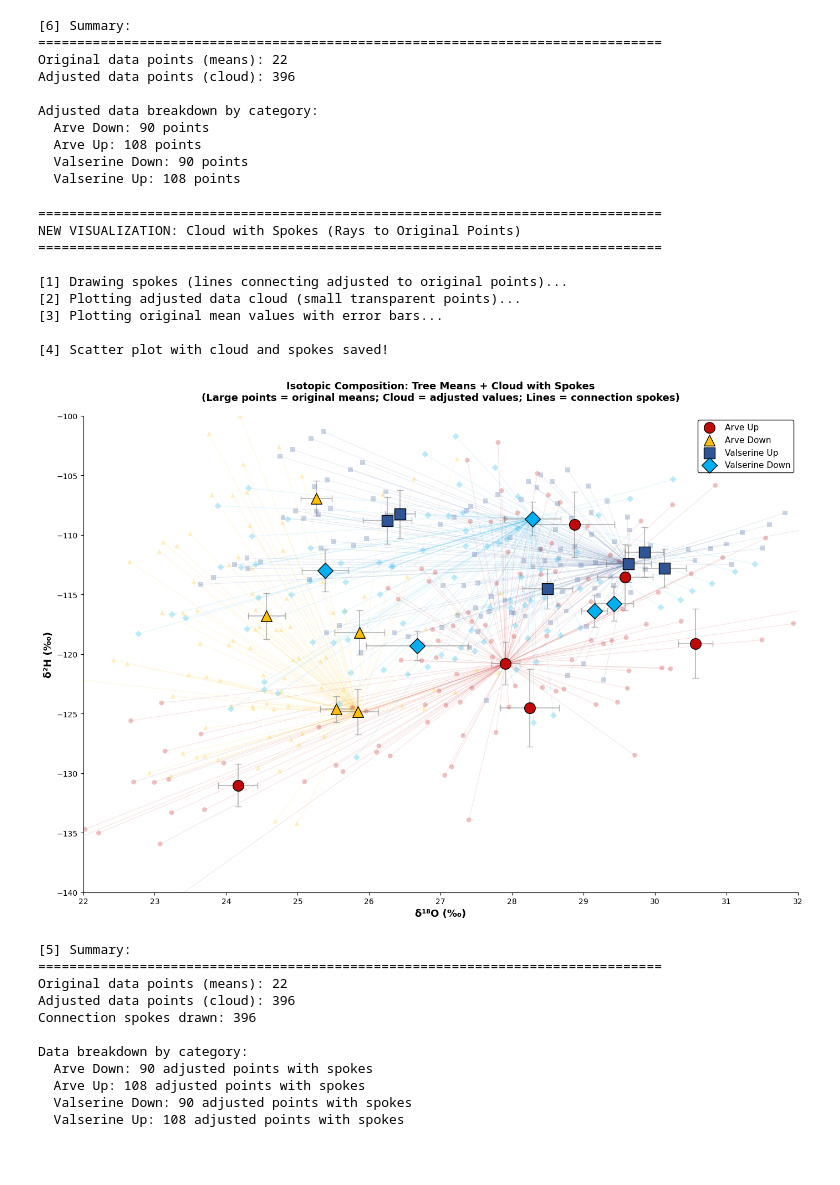
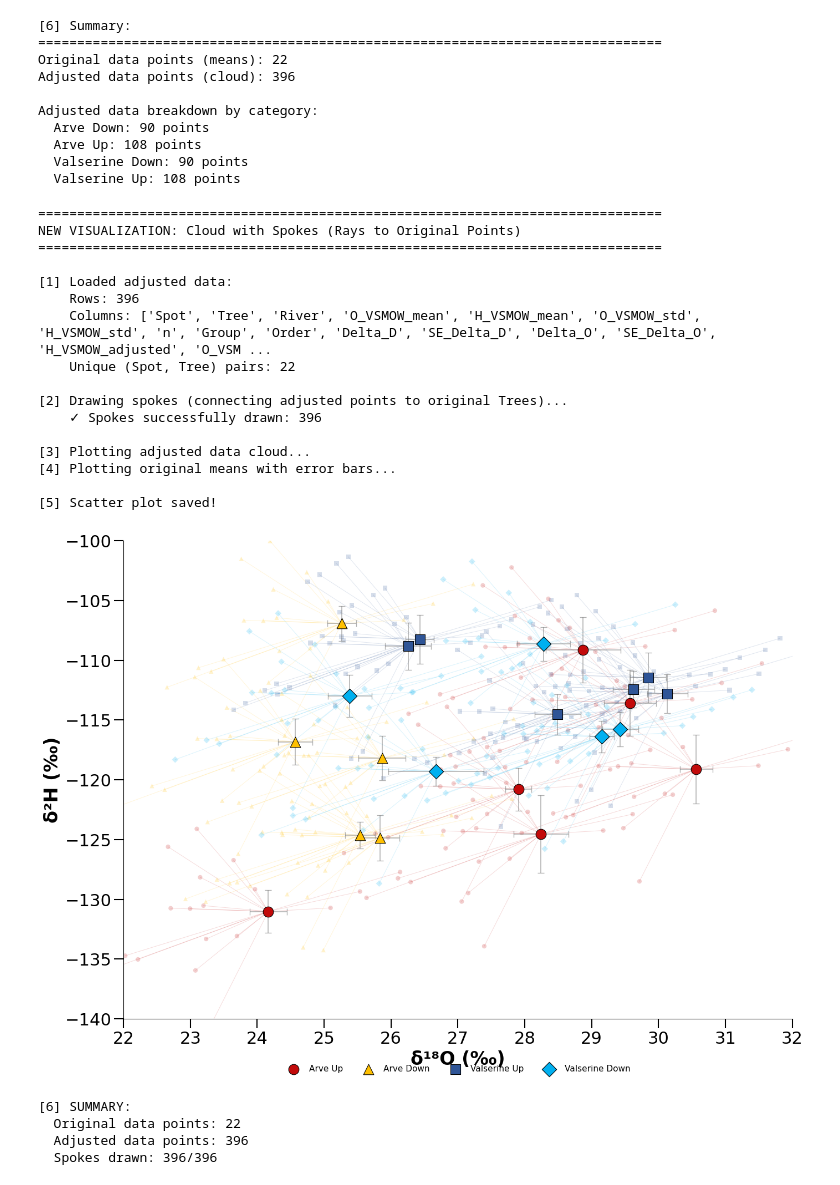
Before and after one commit to JavierDelHoyoGibaja/IsotopesR, a Jupyter notebook: Combination.ipynb, the cells around one changed output. Drawn from its saved outputs; the diff is of its cells as text; code cells hidden in the pictures; blank space fills up the shorter version.

Commit message:
All graphs with big symbols and nice colours

```diff
--- a/Combination.ipynb
+++ b/Combination.ipynb
@@ -2805,54 +2805,53 @@ for category, style in color_marker_map.items():
             label=style['label'],
             edgecolors='black',
             linewidth=0.8,
             zorder=4
         )
 
 # Format
-ax.set_xlabel('δ¹⁸O (‰)', fontsize=13, fontweight='bold')
-ax.set_ylabel('δ²H (‰)', fontsize=13, fontweight='bold')
-ax.set_title('Isotopic Composition: Spokes Connecting Perturbations to Original Trees\n(Large points = original means; Small cloud = adjusted values; Lines = spokes to specific trees)',
-             fontsize=12, fontweight='bold', pad=20)
+ax.set_xlabel('δ¹⁸O (‰)', fontsize=24, fontweight='bold')
+ax.set_ylabel('δ²H (‰)', fontsize=24, fontweight='bold')
+ax.tick_params(axis='both', which='major', labelsize=22, length=12, width=1.5)
 ax.set_xlim(22, 32)
 ax.set_ylim(-140, -100)
 ax.set_xticks(range(22, 33))
 ax.spines['top'].set_visible(False)
 ax.spines['right'].set_visible(False)
-ax.legend(loc='best', fontsize=11, framealpha=0.95, edgecolor='black')
+ax.legend(loc='upper center', bbox_to_anchor=(0.5, -0.08), ncol=4, fontsize=11, frameon=False)
 
 plt.tight_layout()
 plt.savefig(r'C:\Users\jdelhoyo\PhD\Study cases\Genissiat\Arve-Valserine\Isotopes\GitHub Isotopes\Results\scatter_plot_genissiat_with_cloud_and_spokes.png',
             dpi=300, bbox_inches='tight')
 print(f"\n[5] Scatter plot saved!")
 
 plt.show()
 
 print(f"\n[6] SUMMARY:")
 print(f"  Original data points: {len(plot_data_original)}")
 print(f"  Adjusted data points: {len(adjusted_plot_with_tree)}")
 print(f"  Spokes drawn: {spokes_drawn}/{len(adjusted_plot_with_tree)}")
 # %% [output]
 ================================================================================
 NEW VISUALIZATION: Cloud with Spokes (Rays to Original Points)
 ================================================================================
 
-[1] Drawing spokes (lines connecting adjusted to original points)...
-[2] Plotting adjusted data cloud (small transparent points)...
-[3] Plotting original mean values with error bars...
+[1] Loaded adjusted data:
+    Rows: 396
+    Columns: ['Spot', 'Tree', 'River', 'O_VSMOW_mean', 'H_VSMOW_mean', 'O_VSMOW_std', 'H_VSMOW_std', 'n', 'Group', 'Order', 'Delta_D', 'SE_Delta_D', 'Delta_O', 'SE_Delta_O', 'H_VSMOW_adjusted', 'O_VSM ...
+    Unique (Spot, Tree) pairs: 22
 
-[4] Scatter plot with cloud and spokes saved!
+[2] Drawing spokes (connecting adjusted points to original Trees)...
+    ✓ Spokes successfully drawn: 396
+
+[3] Plotting adjusted data cloud...
+[4] Plotting original means with error bars...
+
+[5] Scatter plot saved!
-[figure, old version]
+[figure, new version]
-[5] Summary:
-================================================================================
-Original data points (means): 22
-Adjusted data points (cloud): 396
-Connection spokes drawn: 396
-
-Data breakdown by category:
-  Arve Down: 90 adjusted points with spokes
-  Arve Up: 108 adjusted points with spokes
-  Valserine Down: 90 adjusted points with spokes
-  Valserine Up: 108 adjusted points with spokes
+[6] SUMMARY:
+  Original data points: 22
+  Adjusted data points: 396
+  Spokes drawn: 396/396
 # %%
 # SIMPLE DEBUG: Just show plot_data_original
 print("\n" + "="*80)
```
Also changed, not shown: parts of 5 cells of this notebook.
